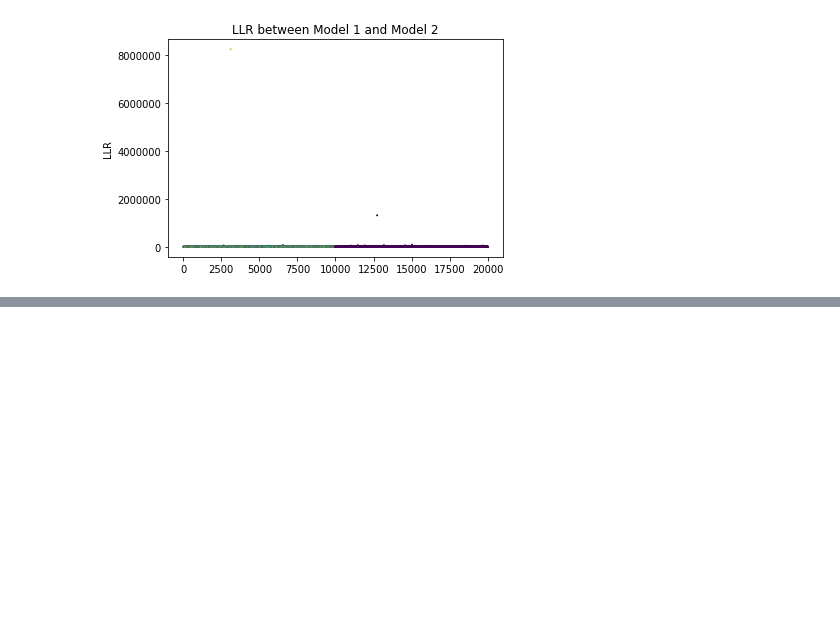
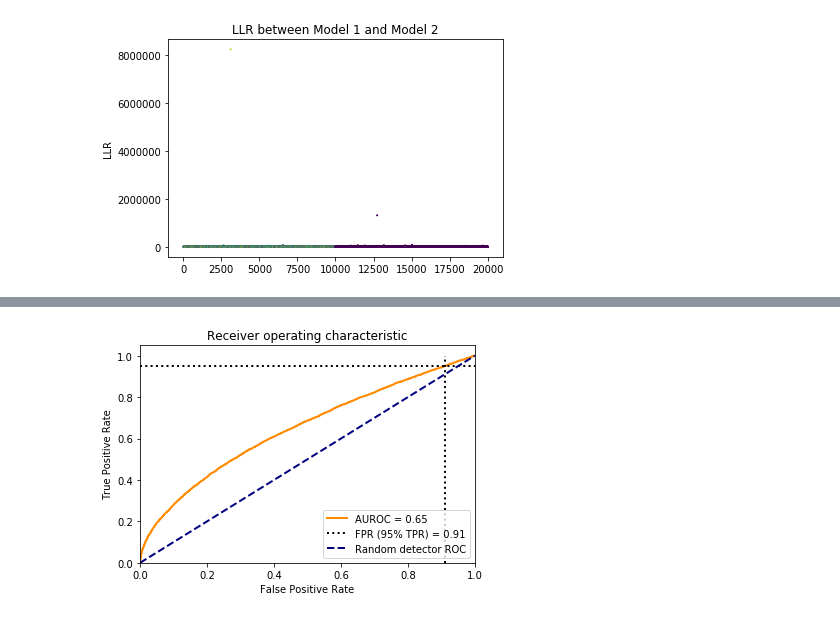
Before and after one commit to BalahariVignesh/simple-faster-rcnn-pytorch, a Jupyter notebook: notebook_experiments/mahalanobis_llr.ipynb, the cells around one changed output, grey strips where cells are left out. Cells and saved outputs as stored; diff of their text form; code cells hidden in the pictures; blank space fills up the shorter version.

```diff
--- a/notebook_experiments/mahalanobis_llr.ipynb
+++ b/notebook_experiments/mahalanobis_llr.ipynb
@@ -1151,0 +1314,11 @@ plt.show()
+# %%
+scores_val = get_Mahalanobis_score(model1, dataloaders_dict['val'], NUM_CLASSES, class_means, precision, magnitude=0)
+scores_ood = get_Mahalanobis_score(model1, dataloaders_dict['ood'], NUM_CLASSES, class_means, precision, magnitude=0)
+# %%
+scores = -np.array(scores_val + scores_ood)
+scores = scores.min(axis=1)
+# %%
+labels = np.concatenate([np.zeros(len(dataloaders_dict['val'].dataset)), np.ones(len(dataloaders_dict['ood'].dataset))], axis=0)
+plot_roc(scores, labels)
+# %% [output]
+[figure, added]
```
Also changed, not shown: parts of 27 cells of this notebook, 7 other files.
